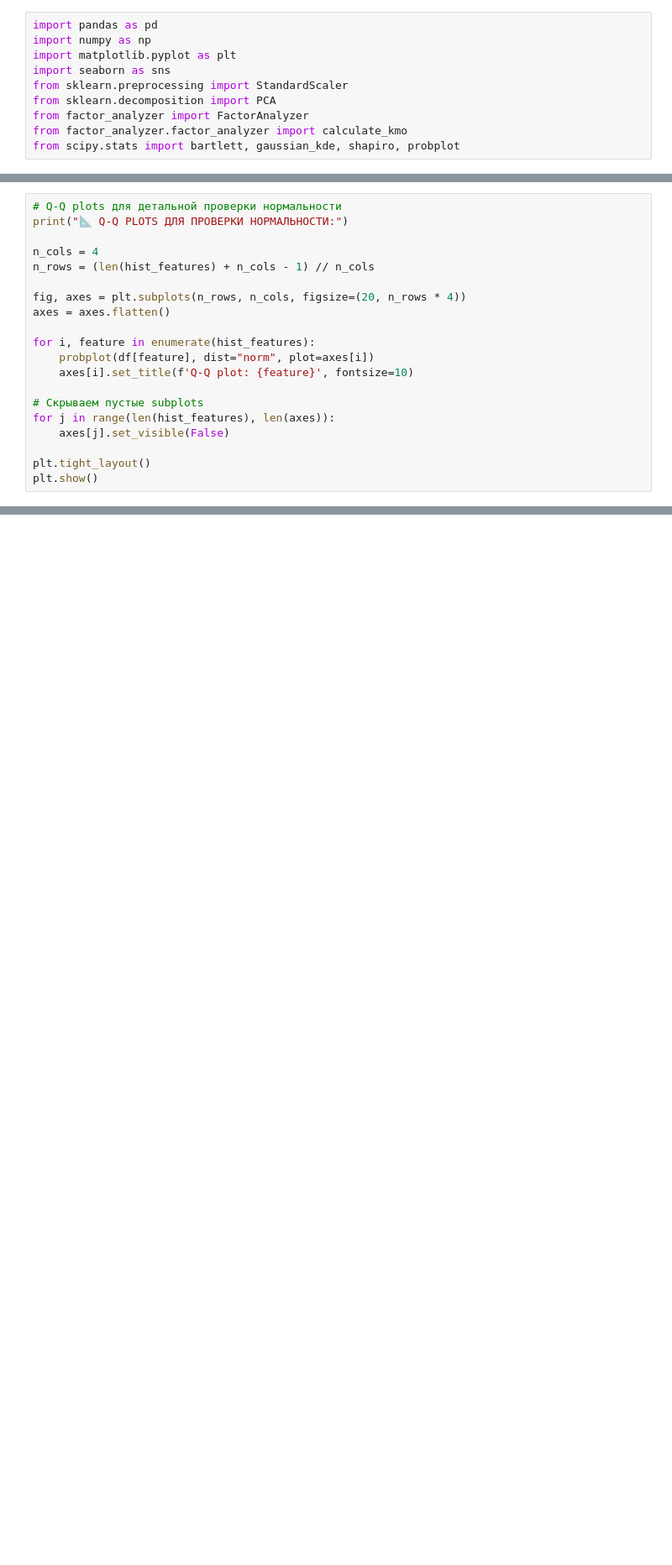
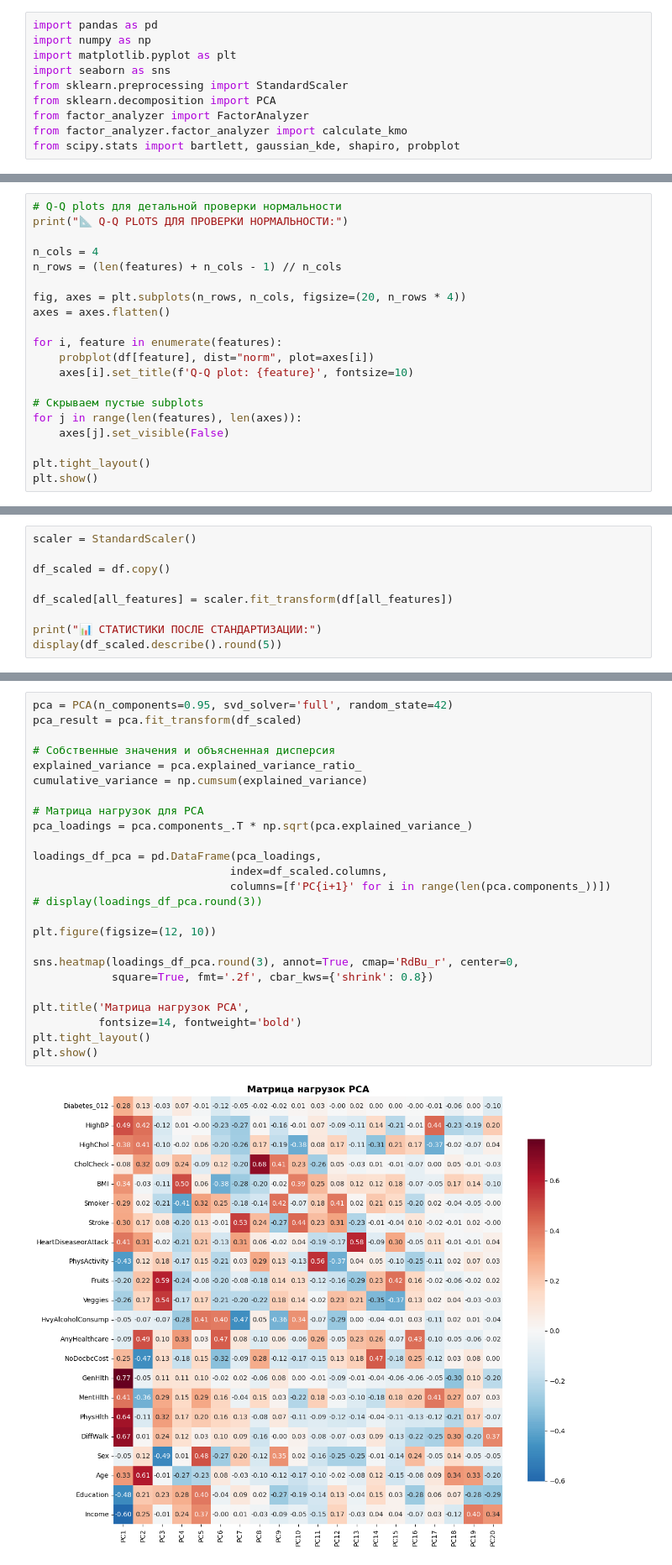
Before and after one commit to TheTangerineOwl/MDA3, a Jupyter notebook: lab3.ipynb, the cells around one changed output, grey strips where cells are left out. Shown at 84% size. Cells and saved outputs as stored; diff of their text form; blank space fills up the shorter version.

```diff
--- a/lab3.ipynb
+++ b/lab3.ipynb
@@ -158,17 +150,17 @@ print(f"\n📊 Результат: {normal_count}/{total_count} признако
 print("📐 Q-Q PLOTS ДЛЯ ПРОВЕРКИ НОРМАЛЬНОСТИ:")
 
 n_cols = 4
-n_rows = (len(hist_features) + n_cols - 1) // n_cols
+n_rows = (len(features) + n_cols - 1) // n_cols
 
 fig, axes = plt.subplots(n_rows, n_cols, figsize=(20, n_rows * 4))
 axes = axes.flatten()
 
-for i, feature in enumerate(hist_features):
+for i, feature in enumerate(features):
     probplot(df[feature], dist="norm", plot=axes[i])
     axes[i].set_title(f'Q-Q plot: {feature}', fontsize=10)
 
 # Скрываем пустые subplots
-for j in range(len(hist_features), len(axes)):
+for j in range(len(features), len(axes)):
     axes[j].set_visible(False)
 
 plt.tight_layout()
@@ -178,0 +191,9 @@ plt.show()
+# %%
+scaler = StandardScaler()
+
+df_scaled = df.copy()
+
+df_scaled[all_features] = scaler.fit_transform(df[all_features])
+
+print("📊 СТАТИСТИКИ ПОСЛЕ СТАНДАРТИЗАЦИИ:")
+display(df_scaled.describe().round(5))
@@ -178,0 +212,27 @@ plt.show()
+# %%
+pca = PCA(n_components=0.95, svd_solver='full', random_state=42)
+pca_result = pca.fit_transform(df_scaled)
+
+# Собственные значения и объясненная дисперсия
+explained_variance = pca.explained_variance_ratio_
+cumulative_variance = np.cumsum(explained_variance)
+
+# Матрица нагрузок для PCA
+pca_loadings = pca.components_.T * np.sqrt(pca.explained_variance_)
+
+loadings_df_pca = pd.DataFrame(pca_loadings,
+                              index=df_scaled.columns,
+                              columns=[f'PC{i+1}' for i in range(len(pca.components_))])
+# display(loadings_df_pca.round(3))
+
+plt.figure(figsize=(12, 10))
+
+sns.heatmap(loadings_df_pca.round(3), annot=True, cmap='RdBu_r', center=0,
+            square=True, fmt='.2f', cbar_kws={'shrink': 0.8})
+
+plt.title('Матрица нагрузок PCA',
+          fontsize=14, fontweight='bold')
+plt.tight_layout()
+plt.show()
+# %% [output]
+[figure, added]
```
Also changed, not shown: parts of 8 cells of this notebook.
